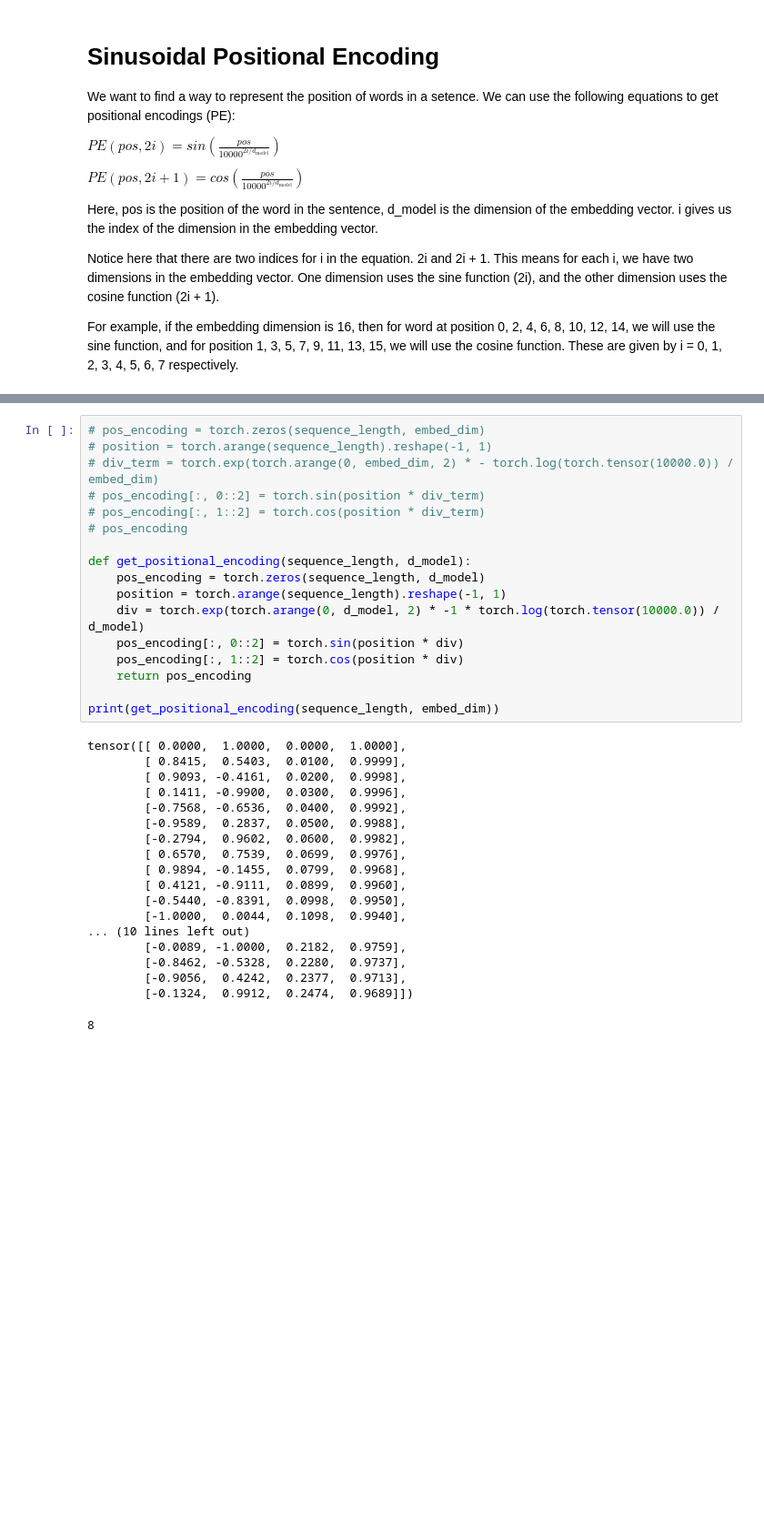
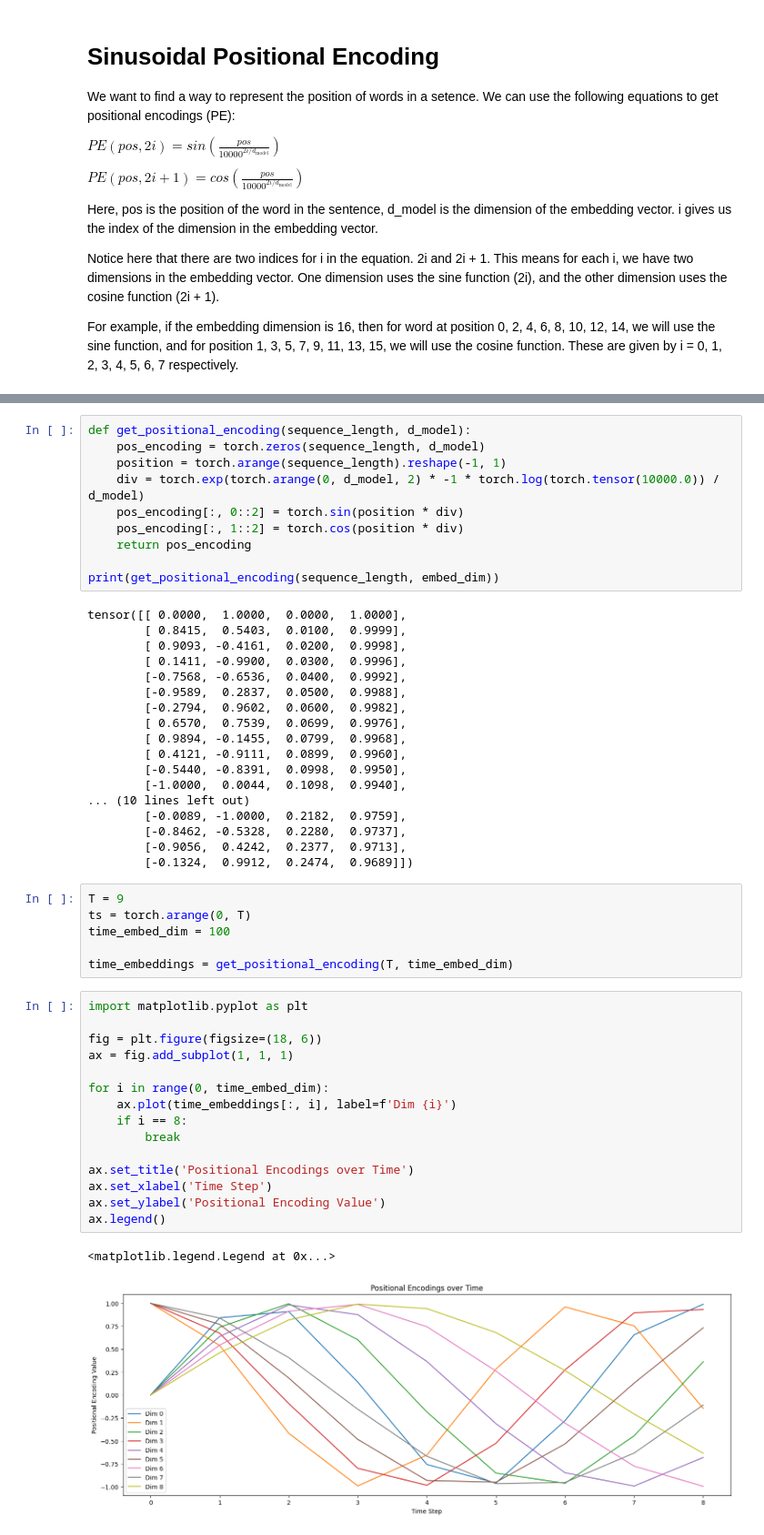
Before and after one commit to aabs7/Robot-Learning, a Jupyter notebook: Deep Learning/embedding.ipynb, the cells around one changed output, grey strips where cells are left out. Shown at 91% size. Saved outputs shown, nothing was run; the diff lists cells and outputs as text; blank space fills up the shorter version.

```diff
--- a/Deep Learning/embedding.ipynb
+++ b/Deep Learning/embedding.ipynb
@@ -54,11 +82,4 @@ Encoding for z is: [-0.13235175  0.99120281  0.24740396  0.96891242]
 # %%
-# pos_encoding = torch.zeros(sequence_length, embed_dim)
-# position = torch.arange(sequence_length).reshape(-1, 1)
-# div_term = torch.exp(torch.arange(0, embed_dim, 2) * - torch.log(torch.tensor(10000.0)) / embed_dim)
-# pos_encoding[:, 0::2] = torch.sin(position * div_term)
-# pos_encoding[:, 1::2] = torch.cos(position * div_term)
-# pos_encoding
-
 def get_positional_encoding(sequence_length, d_model):
     pos_encoding = torch.zeros(sequence_length, d_model)
     position = torch.arange(sequence_length).reshape(-1, 1)
@@ -87,5 +108,26 @@ tensor([[ 0.0000,  1.0000,  0.0000,  1.0000],
         [-0.9056,  0.4242,  0.2377,  0.9713],
         [-0.1324,  0.9912,  0.2474,  0.9689]])
 # %%
+T = 9
+ts = torch.arange(0, T)
+time_embed_dim = 100
+
+time_embeddings = get_positional_encoding(T, time_embed_dim)
-# %% [output]
-8
+# %%
+import matplotlib.pyplot as plt
+
+fig = plt.figure(figsize=(18, 6))
+ax = fig.add_subplot(1, 1, 1)
+
+for i in range(0, time_embed_dim):
+    ax.plot(time_embeddings[:, i], label=f'Dim {i}')
+    if i == 8:
+        break
+
+ax.set_title('Positional Encodings over Time')
+ax.set_xlabel('Time Step')
+ax.set_ylabel('Positional Encoding Value')
+ax.legend()
+# %% [output]
+<matplotlib.legend.Legend at 0x...>
+[figure, added]
```
Also changed, not shown: parts of 7 cells of this notebook, 2 other files.
